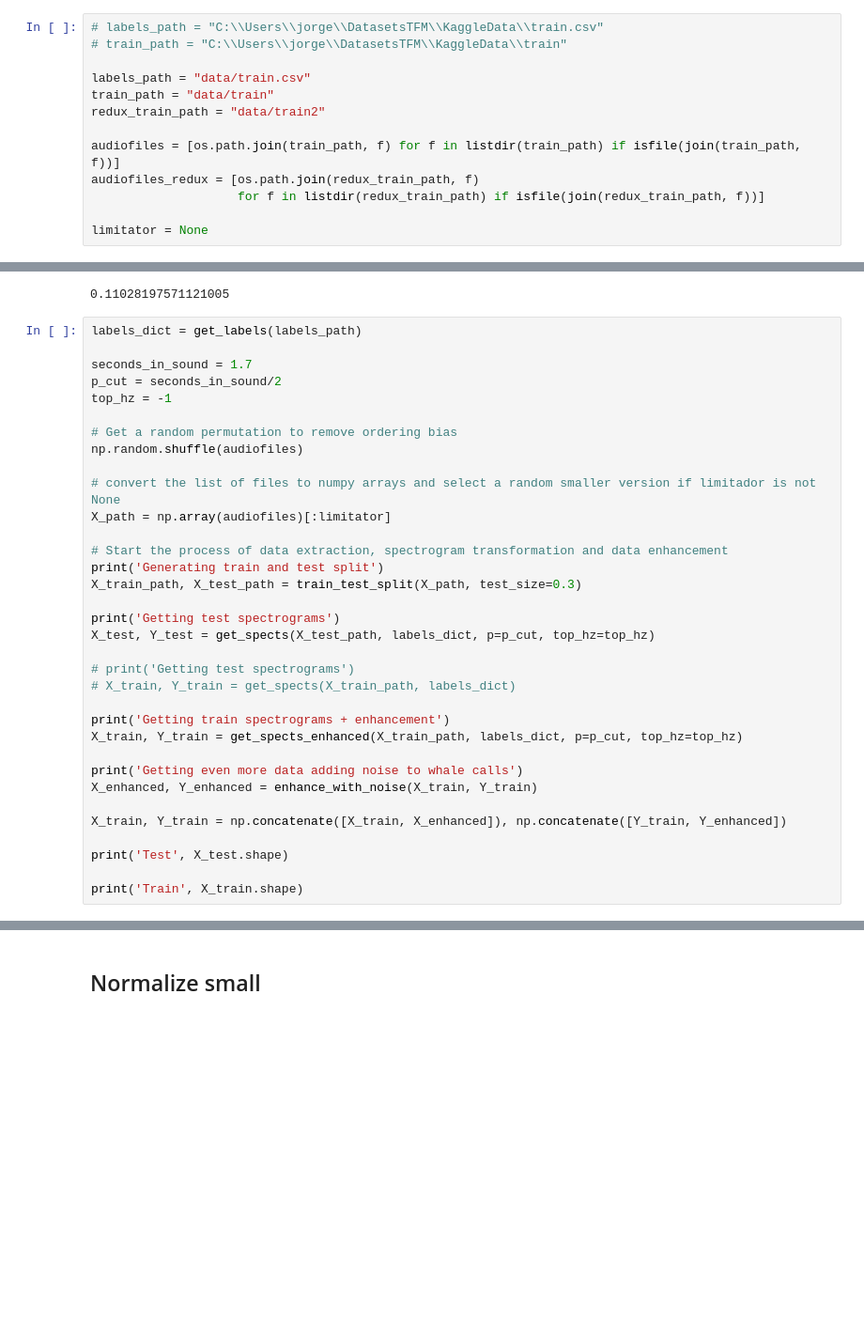
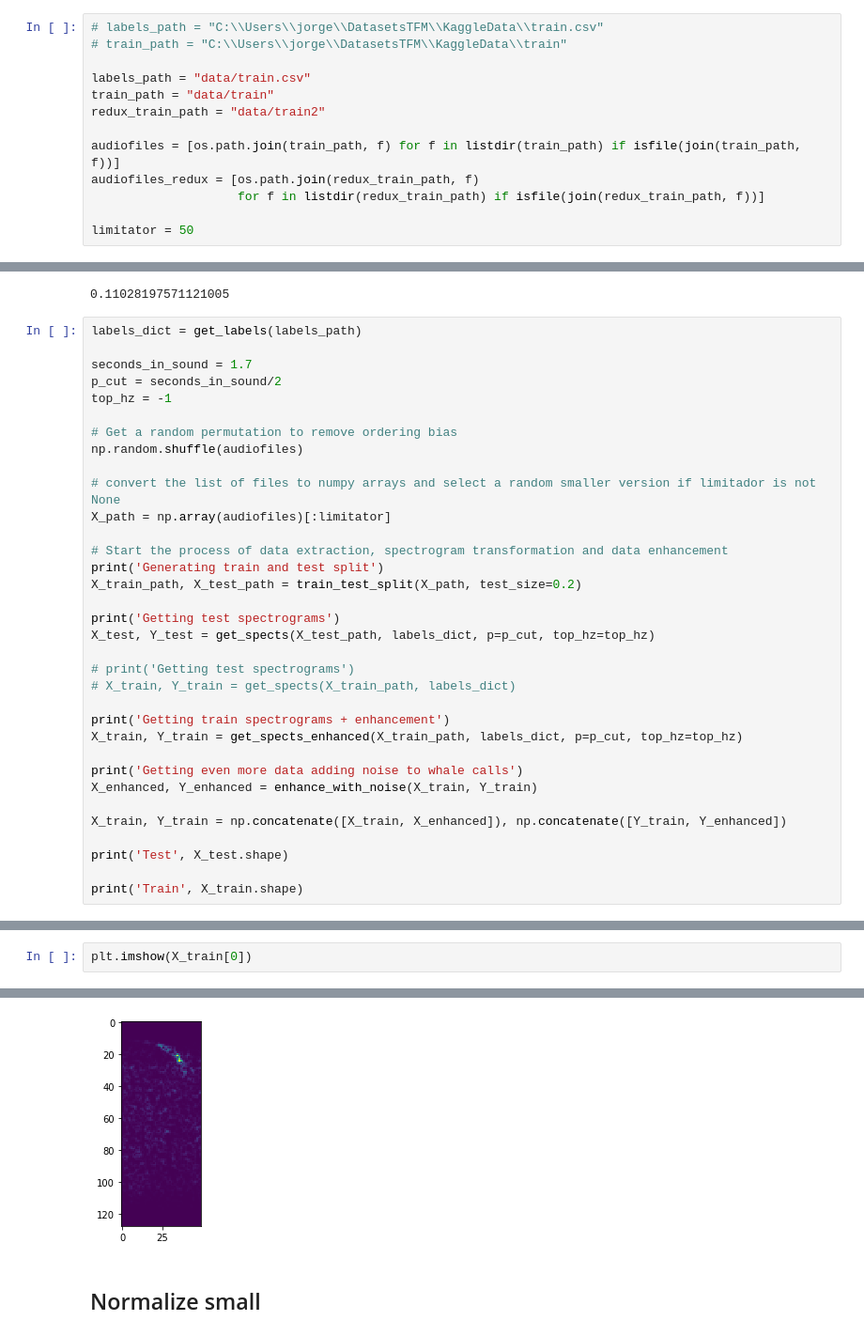
Before and after one commit to JorgeRodri/WhaleClassification, a Jupyter notebook: nn_read_audio_train_nn.ipynb, the cells around one changed output, grey strips where cells are left out. Shown: that part at 94% size. Drawn from its saved outputs; the diff is of its cells as text; blank space fills up the shorter version.

```diff
--- a/nn_read_audio_train_nn.ipynb
+++ b/nn_read_audio_train_nn.ipynb
@@ -31,7 +31,7 @@ audiofiles = [os.path.join(train_path, f) for f in listdir(train_path) if isfile
 audiofiles_redux = [os.path.join(redux_train_path, f)
                     for f in listdir(redux_train_path) if isfile(join(redux_train_path, f))]
 
-limitator = None
+limitator = 50
 # %%
 np.array([int(clip_name[-5]) for clip_name in audiofiles_redux]).sum()/len(audiofiles_redux)
 # %% [output]
@@ -51,7 +51,7 @@ X_path = np.array(audiofiles)[:limitator]
 
 # Start the process of data extraction, spectrogram transformation and data enhancement
 print('Generating train and test split')
-X_train_path, X_test_path = train_test_split(X_path, test_size=0.3)
+X_train_path, X_test_path = train_test_split(X_path, test_size=0.2)
 
 print('Getting test spectrograms')
 X_test, Y_test = get_spects(X_test_path, labels_dict, p=p_cut, top_hz=top_hz)
@@ -125,0 +116,3 @@ sum(list(map(int, list(labels_dict.values())[1:]))) / len(list(map(int, list(lab
+# %%
+plt.imshow(X_train[0])
+# %% [output]
@@ -126,3 +120,4 @@ sum(list(map(int, list(labels_dict.values())[1:]))) / len(list(map(int, list(lab
+[figure, added]
 # %% [markdown]
 
 ## Normalize small
```
Also changed, not shown: parts of 13 cells of this notebook, 2 other files.
